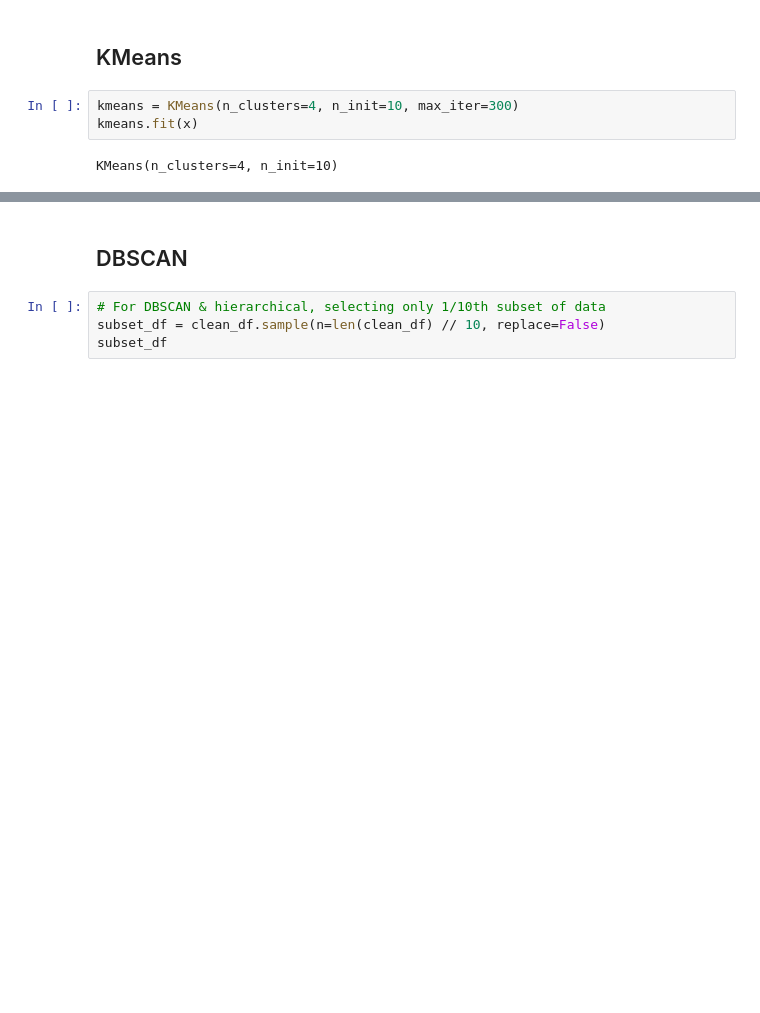
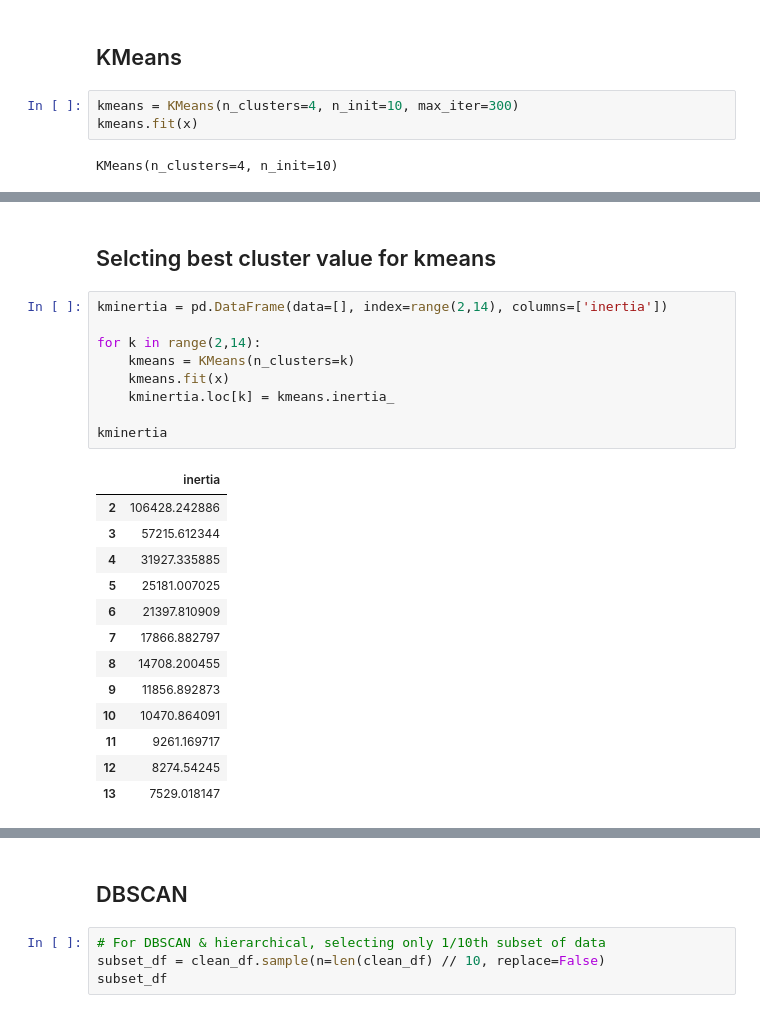
Before and after one commit to USFCA-CS663-Spring2024/kmeans-Sahil1709, a Jupyter notebook: Assignment 2 - Clustering.ipynb, the cells around one changed output, grey strips where cells are left out. Drawn from its saved outputs; the diff is of its cells as text; blank space fills up the shorter version.

```diff
--- a/Assignment 2 - Clustering.ipynb
+++ b/Assignment 2 - Clustering.ipynb
@@ -363,0 +370,25 @@ sns.scatterplot(data=clean_df, x=clean_df['Dropoff Centroid Longitude'], y=clean
+# %% [markdown]
+## Selcting best cluster value for kmeans
+# %%
+kminertia = pd.DataFrame(data=[], index=range(2,14), columns=['inertia'])
+
+for k in range(2,14):
+    kmeans = KMeans(n_clusters=k)
+    kmeans.fit(x)
+    kminertia.loc[k] = kmeans.inertia_
+
+kminertia
+# %% [output]
+|  | inertia |
+| 2 | 106428.242886 |
+| 3 | 57215.612344 |
+| 4 | 31927.335885 |
+| 5 | 25181.007025 |
+| 6 | 21397.810909 |
+| 7 | 17866.882797 |
+| 8 | 14708.200455 |
+| 9 | 11856.892873 |
+| 10 | 10470.864091 |
+| 11 | 9261.169717 |
+| 12 | 8274.54245 |
+| 13 | 7529.018147 |
```
Also changed, not shown: parts of 27 cells of this notebook.
